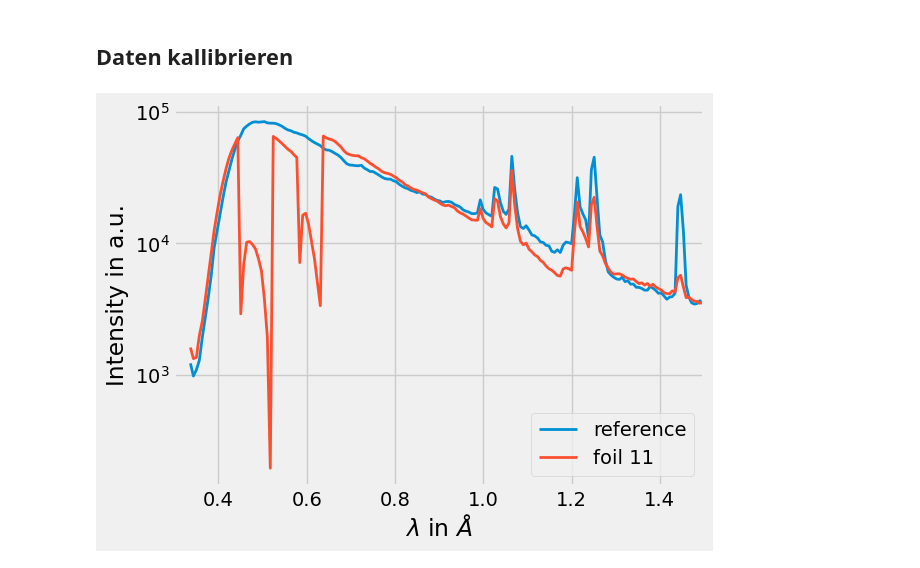
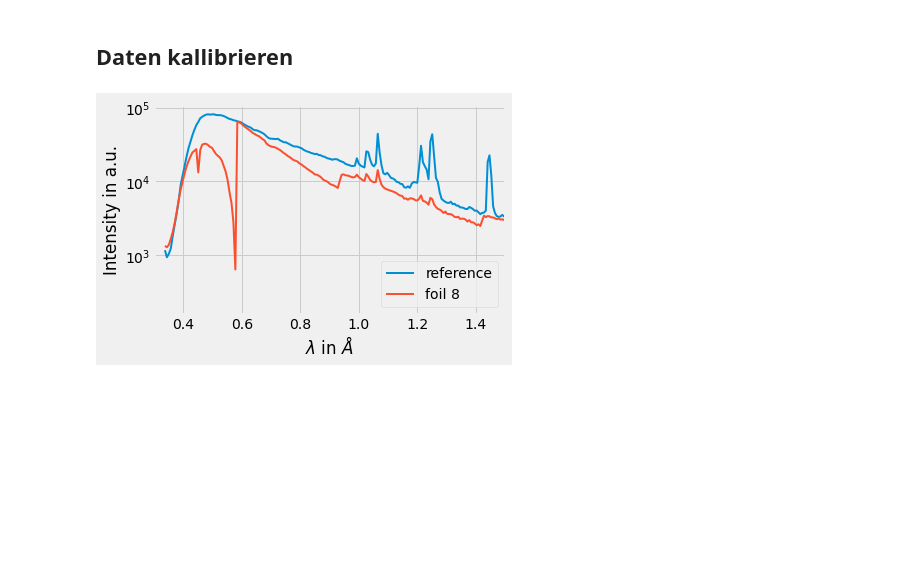
Before and after one commit to LeoausderDose/PPD, a Jupyter notebook: Versuch_XRays/Programming/Absorption/Absorption.ipynb, the cells around one changed output. Saved outputs shown, nothing was run; the diff lists cells and outputs as text; code cells hidden in the pictures; blank space fills up the shorter version.

```diff
--- a/Versuch_XRays/Programming/Absorption/Absorption.ipynb
+++ b/Versuch_XRays/Programming/Absorption/Absorption.ipynb
@@ -202,23 +202,24 @@ df_withF8['theta_korr'] = kallibrate(df_withF8['theta'], fit_16to26[0], fit_16to
 df_withF8['wellenlaenge'] = thetatolamda(df_withF8.loc[:,'winkel']/2,d,1)
 df_withF8['wellenlaengeinAnstrom'] = df_withF8['wellenlaenge'] * 1e10
 # %%
-plt.plot(df_withoutFoil['wellenlaengeinAnstrom'], 2.7*df_withoutFoil['intensitaet'], label = 'reference')
-plt.plot(df_withF11['wellenlaengeinAnstrom'], df_withF11['intensitaet'], label = 'foil 11')
+plt.plot(df_withoutFoil['wellenlaengeinAnstrom'], 2.6*df_withoutFoil['intensitaet'], label = 'reference')
+plt.plot(df_withF11['wellenlaengeinAnstrom'], df_withF8['intensitaet'], label = 'foil 8')
 
 plt.xlabel(r'$\lambda $ in $\AA$')
 plt.ylabel(r'Intensity in a.u.')
 plt.yscale('log')
 #plt.gca().set_aspect(0.5)
 
 plt.xlim(0.3,1.5)
 # matplotlib.rc('xtick', labelsize=12)
 # matplotlib.rc('ytick', labelsize=12)
 
 plt.tight_layout()
 plt.legend()
 
-plt.savefig('absorptionskanteFitt.pdf')
+#
+# plt.savefig('absorptionskanteFit.pdf')
 # %% [output]
-[figure, old version]
+[figure, new version]
 # %%
 plt.plot(df_withoutFoil['wellenlaengeinAnstrom'], 2.7*df_withoutFoil['intensitaet'], label = 'reference')
```
Also changed, not shown: parts of 11 cells of this notebook, 10 other files.
